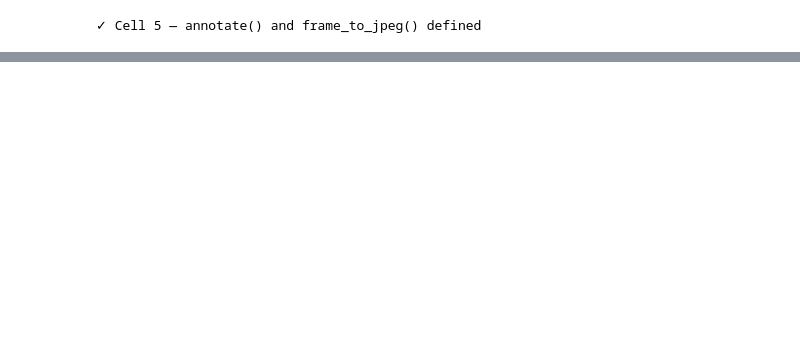
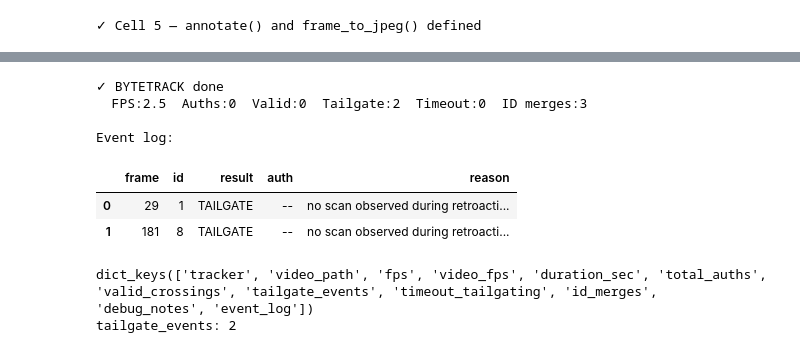
Before and after one commit to ashwathharikrishnan-arch/TAILGATING_PROJECT, a Jupyter notebook: tailgating_trial_13.ipynb, the cells around one changed output, grey strips where cells are left out. Cells and saved outputs as stored; diff of their text form; code cells hidden in the pictures; blank space fills up the shorter version.

Commit message:
add tailgating evaluation updates and error analysis

```diff
--- a/tailgating_trial_13.ipynb
+++ b/tailgating_trial_13.ipynb
@@ -12,7 +12,7 @@ import matplotlib.pyplot as plt
 import pandas as pd
 from tqdm.notebook import tqdm
 
-VIDEO_PATH            = "/Users/ashwath.harikrishnan/Documents/TAILGATING_PROJECT/TAILGATING_VIDEOS/tailgating_tiral_t9.mp4"
+VIDEO_PATH            = "/Users/ashwath.harikrishnan/Documents/TAILGATING_PROJECT/TAILGATING_VIDEOS/tailgating_tiral_t18.mp4"
 VIDEO_DIR             = Path("/Users/ashwath.harikrishnan/Documents/TAILGATING_PROJECT/TAILGATING_VIDEOS")
 SAMPLE_VIDEO_SET      = sorted(str(p) for p in VIDEO_DIR.glob("*.mp4"))
 EVAL_DIR              = Path("/Users/ashwath.harikrishnan/Documents/TAILGATING_PROJECT/evaluation_outputs")
@@ -1422,0 +1553,20 @@ print('✓ Cell 6 — run_tracker() defined')
+# %%
+result = run_tracker(
+    "bytetrack",
+    video_path=VIDEO_PATH,
+    display=False,
+    return_event_log=True
+)
+
+print(result.keys())
+print("tailgate_events:", result["tailgate_events"])
+# %% [output]
+✓ BYTETRACK done
+  FPS:2.5  Auths:0  Valid:0  Tailgate:2  Timeout:0  ID merges:3
+
+Event log:
+|  | frame | id | result | auth | reason |
+| 0 | 29 | 1 | TAILGATE | -- | no scan observed during retroacti... |
+| 1 | 181 | 8 | TAILGATE | -- | no scan observed during retroacti... |
+dict_keys(['tracker', 'video_path', 'fps', 'video_fps', 'duration_sec', 'total_auths', 'valid_crossings', 'tailgate_events', 'timeout_tailgating', 'id_merges', 'debug_notes', 'event_log'])
+tailgate_events: 2
```
Also changed, not shown: parts of 13 cells of this notebook, 43 other files.
